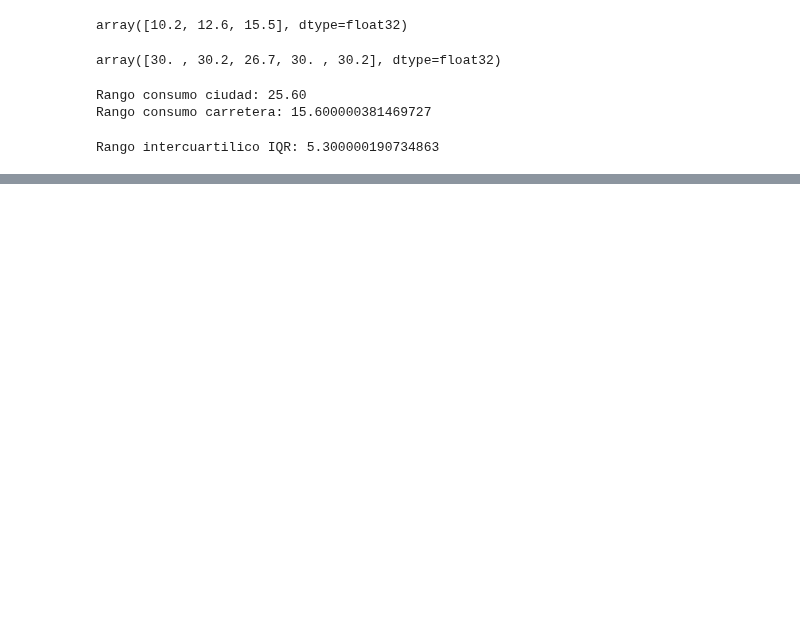
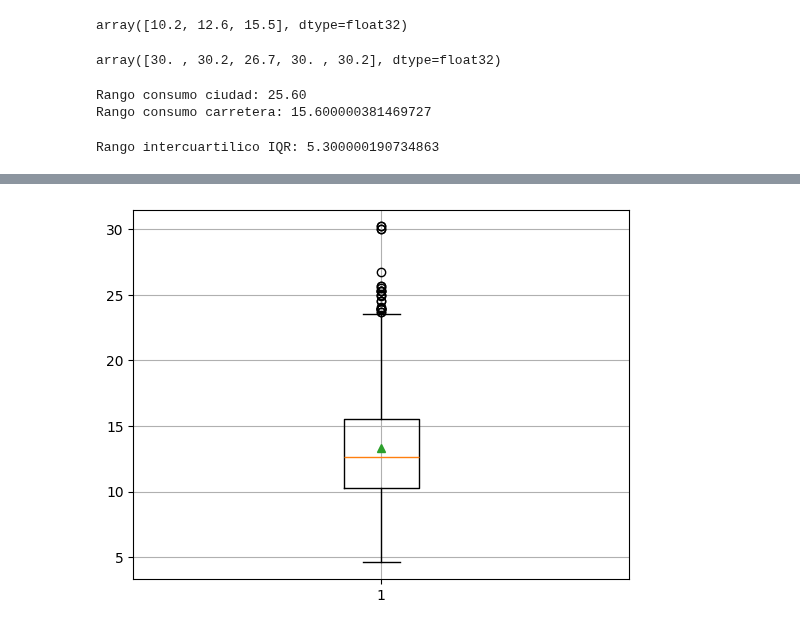
Before and after one commit to ceciorosco/Cecilia-Repositorio, a Jupyter notebook: Modulo 2/ejercicios_modulo_2.ipynb, the cells around one changed output, grey strips where cells are left out. Cells and saved outputs as stored; diff of their text form; code cells hidden in the pictures; blank space fills up the shorter version.

```diff
--- a/Modulo 2/ejercicios_modulo_2.ipynb
+++ b/Modulo 2/ejercicios_modulo_2.ipynb
@@ -144,0 +182,7 @@ Rango intercuartilico IQR: 5.300000190734863
+# %%
+#boxplot calcula y muestra los valores IQR, max, min,,mediana
+#plt.boxplot(city_consumption); #showmeans= True me mostraría tambien la media
+plt.boxplot(city_consumption, showmeans=True)
+plt.grid()
+# %% [output]
+[figure, added]
```
Also changed, not shown: parts of 14 cells of this notebook.
